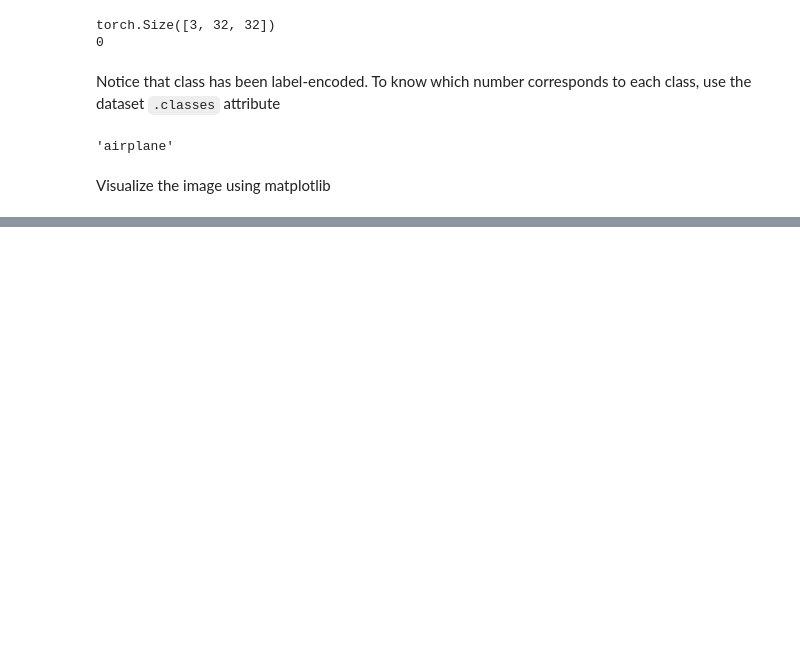
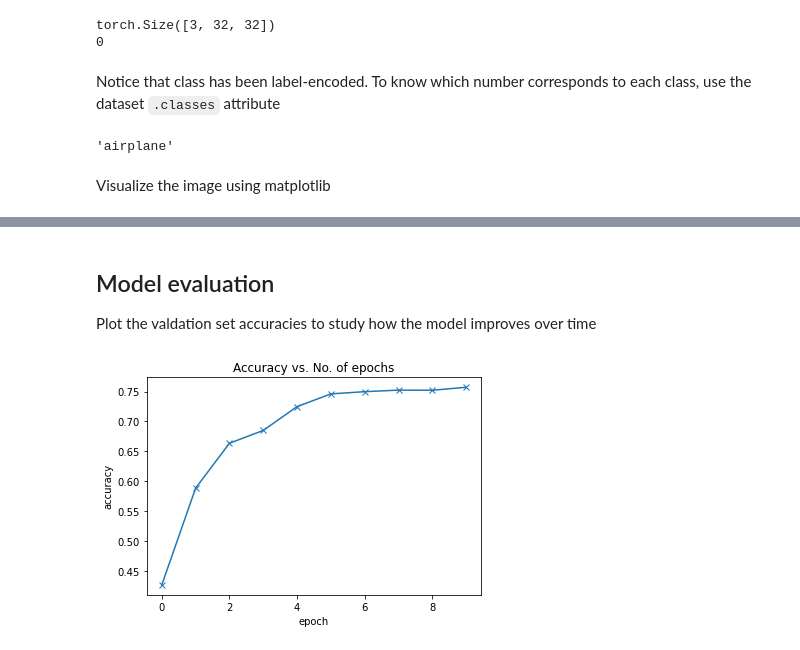
Before and after one commit to Edoch94/PyTorch-notes, a Jupyter notebook: convolutional_nn.ipynb, the cells around one changed output, grey strips where cells are left out. Saved outputs shown, nothing was run; the diff lists cells and outputs as text; code cells hidden in the pictures; blank space fills up the shorter version.

```diff
--- a/convolutional_nn.ipynb
+++ b/convolutional_nn.ipynb
@@ -118,0 +424,4 @@ def show_example(img, label_id):
+# %%
+train_dl = DeviceDataLoader(train_dl, device)
+val_dl = DeviceDataLoader(val_dl, device)
+to_device(model, device)
@@ -118,0 +478,2 @@ def show_example(img, label_id):
+# %%
+model = to_device(Cifar10CnnModel(), device)
@@ -118,0 +489,4 @@ def show_example(img, label_id):
+# %%
+num_epochs = 10
+opt_func = torch.optim.Adam
+learning_rate = 0.001
@@ -118,0 +495,9 @@ def show_example(img, label_id):
+# %%
+history = fit(
+    epochs = num_epochs,
+    lr = learning_rate,
+    model = model,
+    train_loader = train_dl,
+    val_loader = val_dl,
+    opt_func = opt_func
+)
@@ -118,0 +515,14 @@ def show_example(img, label_id):
+# %% [markdown]
+## Model evaluation
+Plot the valdation set accuracies to study how the model improves over time
+# %%
+def plot_accuracies(history):
+    accuracies = [x['val_acc'] for x in history]
+    plt.plot(accuracies, '-x')
+    plt.xlabel('epoch')
+    plt.ylabel('accuracy')
+    plt.title('Accuracy vs. No. of epochs')
+
+plot_accuracies(history)
+# %% [output]
+[figure, added]
```
Also changed, not shown: parts of 42 cells of this notebook.
